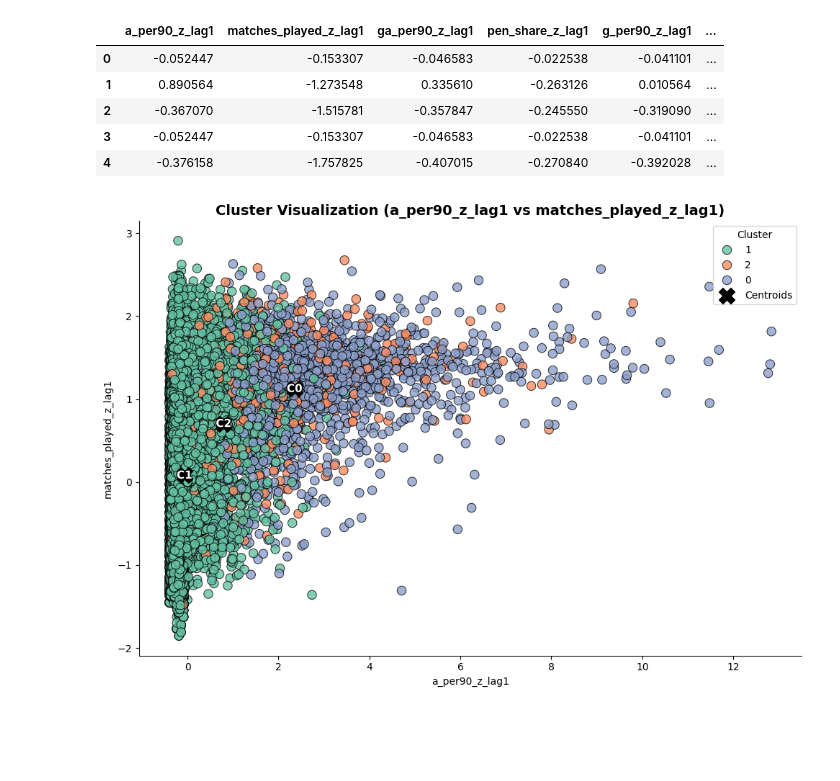
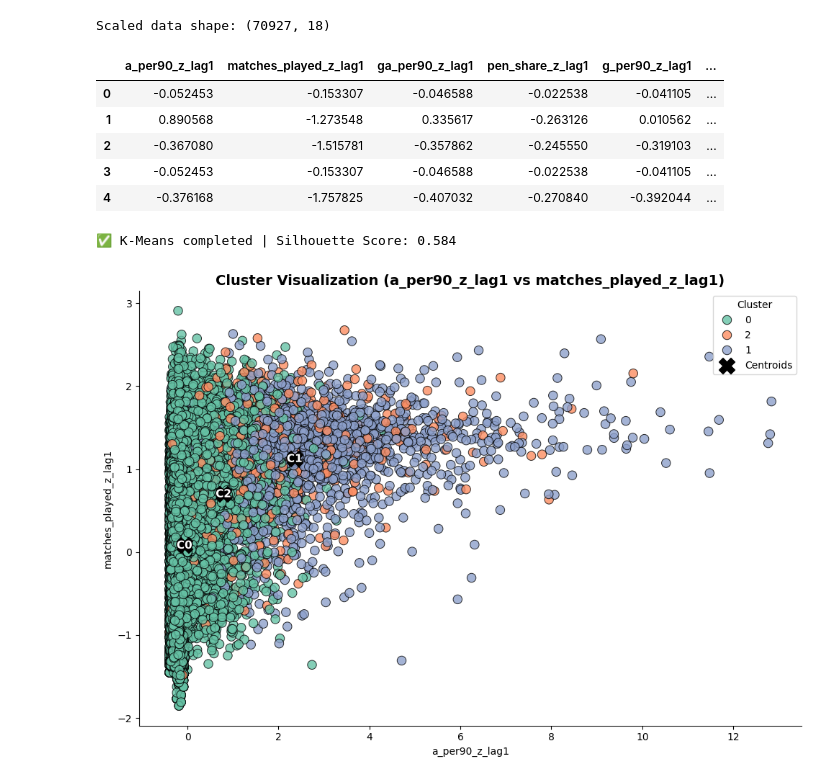
Before and after one commit to leokonma/Machine-learning, a Jupyter notebook: k-means_Clustering.ipynb, the cells around one changed output. Cells and saved outputs as stored; diff of their text form; code cells hidden in the pictures; blank space fills up the shorter version.

```diff
--- a/k-means_Clustering.ipynb
+++ b/k-means_Clustering.ipynb
@@ -14,13 +18,16 @@ from sklearn.cluster import KMeans
 from sklearn.metrics import silhouette_score
 # %%
-# %% Selected minimal features that explain 94% of the data
-selected_features = ['a_per90_z_lag1', 'matches_played_z_lag1', 'ga_per90_z_lag1',
-       'pen_share_z_lag1', 'g_per90_z_lag1', 'g_per90_z_delta',
-       'a_per90_w', 'ga_per90_z_delta', 'ga_per90_w', 'g_per90_w',
-       'a_per90_z_delta', 'pen_share_w', 'minutes_played_z_delta',
-       'minutes_played_z_lag1', 'pen_share_z_delta',
-       'main_position', 'age', 'height', 'discipline_rate_z_lag1',
-       'position']
+# %%
+selected_features = [
+    'a_per90_z_lag1', 'matches_played_z_lag1', 'ga_per90_z_lag1',
+    'pen_share_z_lag1', 'g_per90_z_lag1', 'g_per90_z_delta',
+    'a_per90_w', 'ga_per90_z_delta', 'ga_per90_w', 'g_per90_w',
+    'a_per90_z_delta', 'pen_share_w', 'minutes_played_z_delta',
+    'minutes_played_z_lag1', 'pen_share_z_delta',
+    'main_position', 'age', 'height', 'discipline_rate_z_lag1',
+    'position'
+]
 
-# Create dataframe with only selected features
 df = df_feats[selected_features].copy()
+print(f"Selected {len(selected_features)} features.")
+df.head()
@@ -27,24 +42,36 @@ df = df_feats[selected_features].copy()
 # %%
-# %% Separate numeric features and standardize
-numeric_features = df.select_dtypes(include=np.number)
 
+# --- One-hot encode categorical features ---
+df_encoded = pd.get_dummies(df, columns=['main_position', 'position'], drop_first=True)
+
+# --- Standardize numerical features ---
 scaler = StandardScaler()
-X_scaled = scaler.fit_transform(numeric_features)
+X_scaled = scaler.fit_transform(df_encoded.select_dtypes(include=np.number))
 
-# Quick check
-pd.DataFrame(X_scaled, columns=numeric_features.columns).head()
+X_scaled_df = pd.DataFrame(
+    X_scaled,
+    columns=df_encoded.select_dtypes(include=np.number).columns
+)
+
+print(f"Scaled data shape: {X_scaled_df.shape}")
+X_scaled_df.head()
 # %% [output]
+Scaled data shape: (70927, 18)
 |  | a_per90_z_lag1 | matches_played_z_lag1 | ga_per90_z_lag1 | pen_share_z_lag1 | g_per90_z_lag1 | ... |
-| 0 | -0.052447 | -0.153307 | -0.046583 | -0.022538 | -0.041101 | ... |
-| 1 | 0.890564 | -1.273548 | 0.335610 | -0.263126 | 0.010564 | ... |
-| 2 | -0.367070 | -1.515781 | -0.357847 | -0.245550 | -0.319090 | ... |
-| 3 | -0.052447 | -0.153307 | -0.046583 | -0.022538 | -0.041101 | ... |
-| 4 | -0.376158 | -1.757825 | -0.407015 | -0.270840 | -0.392028 | ... |
+| 0 | -0.052453 | -0.153307 | -0.046588 | -0.022538 | -0.041105 | ... |
+| 1 | 0.890568 | -1.273548 | 0.335617 | -0.263126 | 0.010562 | ... |
+| 2 | -0.367080 | -1.515781 | -0.357862 | -0.245550 | -0.319103 | ... |
+| 3 | -0.052453 | -0.153307 | -0.046588 | -0.022538 | -0.041105 | ... |
+| 4 | -0.376168 | -1.757825 | -0.407032 | -0.270840 | -0.392044 | ... |
 # %%
-# %% KMeans clustering
+# %%
 kmeans = KMeans(n_clusters=3, random_state=1, n_init=50)
-labels = kmeans.fit_predict(X_scaled)
+labels = kmeans.fit_predict(X_scaled_df)
 
-# Add cluster labels to the dataframe
-df['kmeans_cluster'] = labels.astype(str)
+df_encoded['kmeans_cluster'] = labels.astype(str)
+
+sil_score = silhouette_score(X_scaled_df, labels)
+print(f"✅ K-Means completed | Silhouette Score: {sil_score:.3f}")
+# %% [output]
+✅ K-Means completed | Silhouette Score: 0.584
 # %%
```
Also changed, not shown: parts of 8 cells of this notebook.
